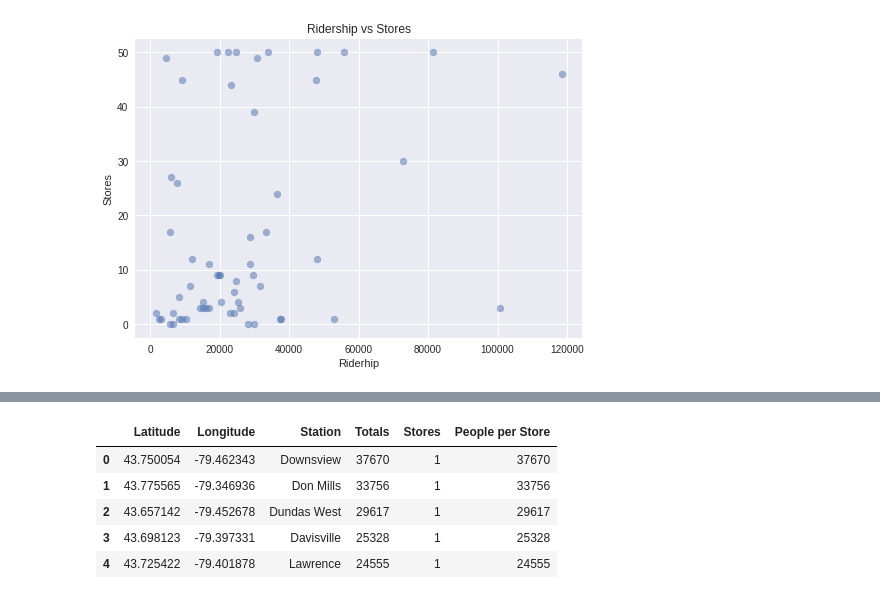
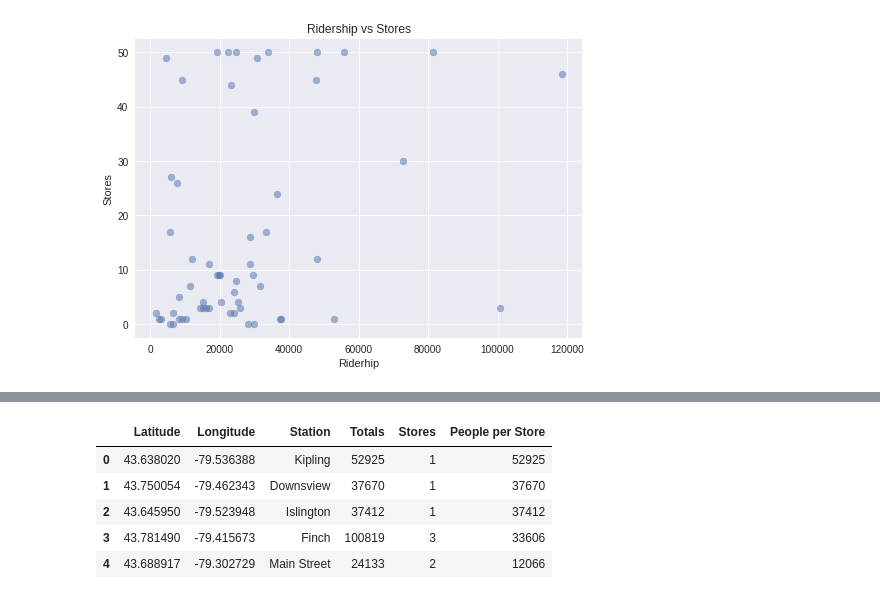
Before and after one commit to itonito/Coursera_Capstone, a Jupyter notebook: Final_AppliedDataScienceCapstone.ipynb, the cells around one changed output, grey strips where cells are left out. Saved outputs shown, nothing was run; the diff lists cells and outputs as text; code cells hidden in the pictures.

```diff
--- a/Final_AppliedDataScienceCapstone.ipynb
+++ b/Final_AppliedDataScienceCapstone.ipynb
@@ -132,15 +131,15 @@ non_zero_stores.head()
 # %%
+non_zero_stores['People per Store'] = non_zero_stores['Totals'] / non_zero_stores['Stores']
 non_zero_stores = non_zero_stores.astype({"People per Store": int})
 non_zero_stores = non_zero_stores.sort_values(by='People per Store', ascending=False).reset_index(drop=True)
+non_zero_stores.head()
+# %% [output]
+|  | Latitude | Longitude | Station | Totals | Stores | People per Store |
+| 0 | 43.638020 | -79.536388 | Kipling | 52925 | 1 | 52925 |
+| 1 | 43.750054 | -79.462343 | Downsview | 37670 | 1 | 37670 |
+| 2 | 43.645950 | -79.523948 | Islington | 37412 | 1 | 37412 |
+| 3 | 43.781490 | -79.415673 | Finch | 100819 | 3 | 33606 |
+| 4 | 43.688917 | -79.302729 | Main Street | 24133 | 2 | 12066 |
-# %%
-non_zero_stores.head()
-# %% [output]
-|  | Latitude | Longitude | Station | Totals | Stores | People per Store |
-| 0 | 43.750054 | -79.462343 | Downsview | 37670 | 1 | 37670 |
-| 1 | 43.775565 | -79.346936 | Don Mills | 33756 | 1 | 33756 |
-| 2 | 43.657142 | -79.452678 | Dundas West | 29617 | 1 | 29617 |
-| 3 | 43.698123 | -79.397331 | Davisville | 25328 | 1 | 25328 |
-| 4 | 43.725422 | -79.401878 | Lawrence | 24555 | 1 | 24555 |
 # %%
 zero_stores = stations_traffic_df.loc[stations_traffic_df['Stores'] == 0]
 zero_stores = zero_stores.sort_values(by='Totals', ascending=False).reset_index(drop=True)
```
Also changed, not shown: parts of 6 cells of this notebook.
